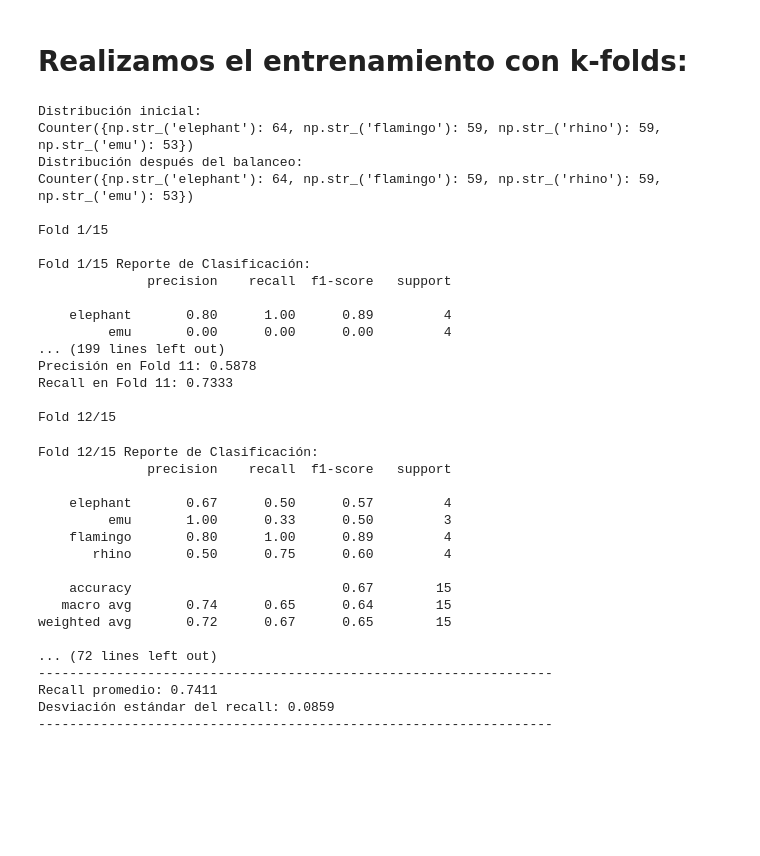
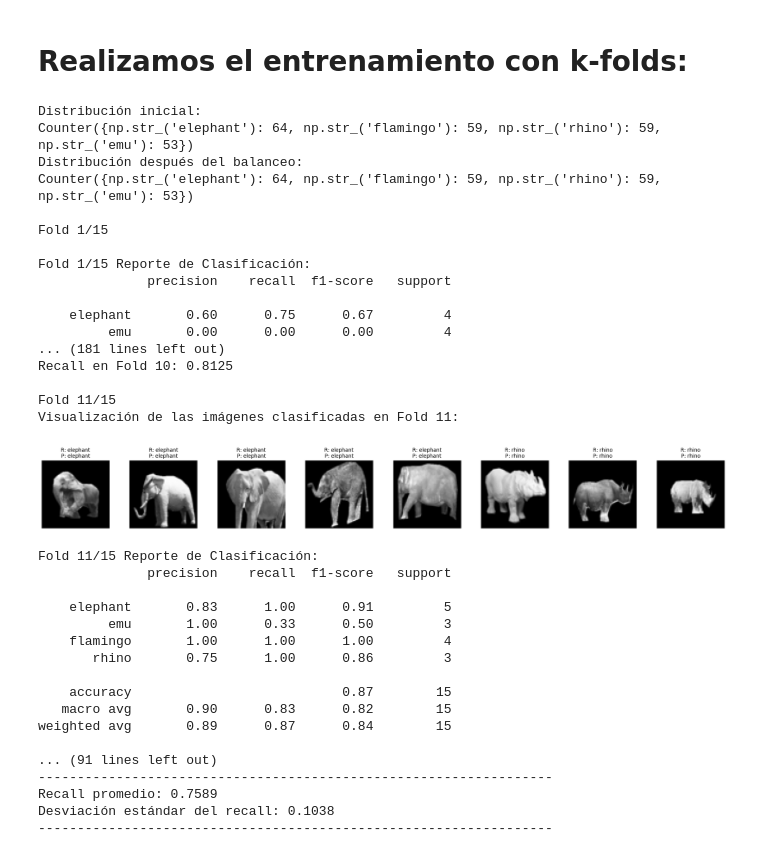
Before and after one commit to ClaudiaVidalOtero/proyecto_pvc, a Jupyter notebook: proyecto_investigacion2.ipynb, the cells around one changed output. Saved outputs shown, nothing was run; the diff lists cells and outputs as text; code cells hidden in the pictures; blank space fills up the shorter version.

```diff
--- a/proyecto_investigacion2.ipynb
+++ b/proyecto_investigacion2.ipynb
@@ -281,7 +282,7 @@ Counter({np.str_('elephant'): 64, np.str_('flamingo'): 59, np.str_('rhino'): 59,
 # %%
 
 images, labels = balance_classes(images, labels)
-features = extract_features(images, methods = ["hog"])
+features = extract_features(images, methods = ["hog", "lbp","rft"])
 
 k = 15
 skf = StratifiedKFold(n_splits=k, shuffle=True, random_state=42)
@@ -296,11 +297,10 @@ fold_dice_scores = []
 for fold, (train_idx, test_idx) in enumerate(skf.split(features, labels)):
     print(f"\nFold {fold + 1}/{k}")
 
-    # División de los datos en train y test para este fold
     X_train, X_test = features[train_idx], features[test_idx]
     y_train, y_test = labels[train_idx], labels[test_idx]
 
-    # Ajusta los pesos: más peso para 'elephant' y 'rhino'
+    # Le damos más peso a 'elephant' y 'rhino'
     class_weights = {'elephant': 2, 'rhino': 2, 'flamingo': 1, 'emu': 1}
 
     rf_model = RandomForestClassifier(class_weight=class_weights, random_state=42)
@@ -309,9 +309,37 @@ for fold, (train_idx, test_idx) in enumerate(skf.split(features, labels)):
     # Predicciones en el conjunto de test
     y_pred = rf_model.predict(X_test)
 
+    # Visualización de "elephants" y "rhinos" y sus clasificaciones por el modelo:
+    if fold == 10:
+        print(f"Visualización de las imágenes clasificadas en Fold {fold + 1}:")
+
+        images_test = images[test_idx]
+        y_test_fold = y_test
+        y_pred_fold = y_pred
+
+        filter_classes = ["elephant", "rhino"]
+        filtered_indices = [i for i in range(len(y_test_fold)) if y_test_fold[i] in filter_classes]
+
+        filtered_images = [images_test[i] for i in filtered_indices][:12]
+        filtered_y_test = [y_test_fold[i] for i in filtered_indices][:12]
+        filtered_y_pred = [y_pred_fold[i] for i in filtered_indices][:12]
+
+        num_images = len(filtered_images)
+        fig, axes = plt.subplots(1, num_images, figsize=(3 * num_images, 5), gridspec_kw={'wspace': 0.3})
+
+        for i, ax in enumerate(axes.flat):
+            ax.imshow(filtered_images[i], cmap='gray')
+            ax.axis('off')
+            ax.set_title(f"R: {filtered_y_test[i]}\nP: {filtered_y_pred[i]}", fontsize=10)
+
+        plt.tight_layout()
+        plt.show()
+
+
     # Predicciones por clase en conjunto test
     print(f"\nFold {fold + 1}/{k} Reporte de Clasificación:")
-    print(classification_report(y_test, y_pred, zero_division=1))
+    report = classification_report(y_test, y_pred, zero_division=1)
+    print(report)
 
     # Calculamos las métricas y las guardamos
     accuracy = accuracy_score(y_test, y_pred)
@@ -330,52 +358,53 @@ for fold, (train_idx, test_idx) in enumerate(skf.split(features, labels)):
     print(f"Recall en Fold {fold + 1}: {recall:.4f}")
 
 # Resultados finales
 print("\nResultados de k-Fold Cross-Validation:")
 print("------------------------------------------------------------------")
 print(f"Exactitud promedio: {np.mean(fold_accuracies):.4f}")
 print(f"Desviación estándar de la exactitud: {np.std(fold_accuracies):.4f}")
 print("------------------------------------------------------------------")
 print(f"F1 Score promedio: {np.mean(fold_f1_scores):.4f}")
 print(f"Desviación estándar del F1 Score: {np.std(fold_f1_scores):.4f}")
 print("------------------------------------------------------------------")
 print(f"Precisión promedio: {np.mean(fold_precisions):.4f}")
 print(f"Desviación estándar de la precisión: {np.std(fold_precisions):.4f}")
 print("------------------------------------------------------------------")
 print(f"Recall promedio: {np.mean(fold_recalls):.4f}")
 print(f"Desviación estándar del recall: {np.std(fold_recalls):.4f}")
 print("------------------------------------------------------------------")
 # %% [output]
 Distribución inicial:
 Counter({np.str_('elephant'): 64, np.str_('flamingo'): 59, np.str_('rhino'): 59, np.str_('emu'): 53})
 Distribución después del balanceo:
 Counter({np.str_('elephant'): 64, np.str_('flamingo'): 59, np.str_('rhino'): 59, np.str_('emu'): 53})
 
 Fold 1/15
 
 Fold 1/15 Reporte de Clasificación:
               precision    recall  f1-score   support
 
-    elephant       0.80      1.00      0.89         4
+    elephant       0.60      0.75      0.67         4
          emu       0.00      0.00      0.00         4
-... (199 lines left out)
-Precisión en Fold 11: 0.5878
-Recall en Fold 11: 0.7333
+... (181 lines left out)
+Recall en Fold 10: 0.8125
 
-Fold 12/15
+Fold 11/15
+Visualización de las imágenes clasificadas en Fold 11:
+[figure, added]
-Fold 12/15 Reporte de Clasificación:
+Fold 11/15 Reporte de Clasificación:
               precision    recall  f1-score   support
 
-    elephant       0.67      0.50      0.57         4
+    elephant       0.83      1.00      0.91         5
          emu       1.00      0.33      0.50         3
-    flamingo       0.80      1.00      0.89         4
-       rhino       0.50      0.75      0.60         4
+    flamingo       1.00      1.00      1.00         4
+       rhino       0.75      1.00      0.86         3
 
-    accuracy                           0.67        15
-   macro avg       0.74      0.65      0.64        15
-weighted avg       0.72      0.67      0.65        15
+    accuracy                           0.87        15
+   macro avg       0.90      0.83      0.82        15
+weighted avg       0.89      0.87      0.84        15
 
-... (72 lines left out)
+... (91 lines left out)
 ------------------------------------------------------------------
-Recall promedio: 0.7411
-Desviación estándar del recall: 0.0859
+Recall promedio: 0.7589
+Desviación estándar del recall: 0.1038
 ------------------------------------------------------------------
```
Also changed, not shown: parts of 2 cells of this notebook.
